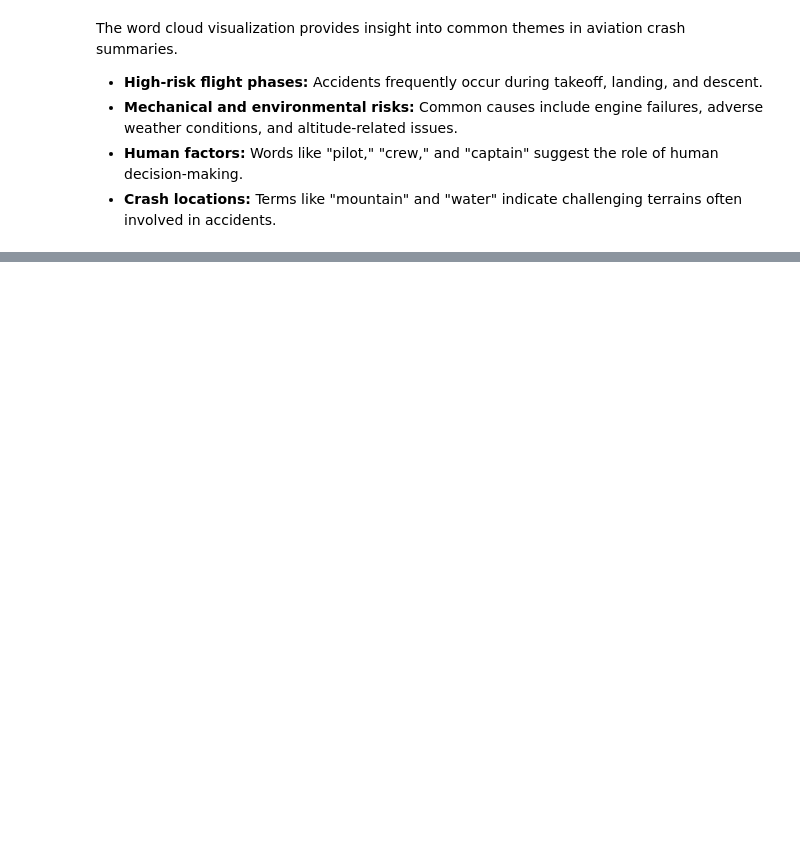
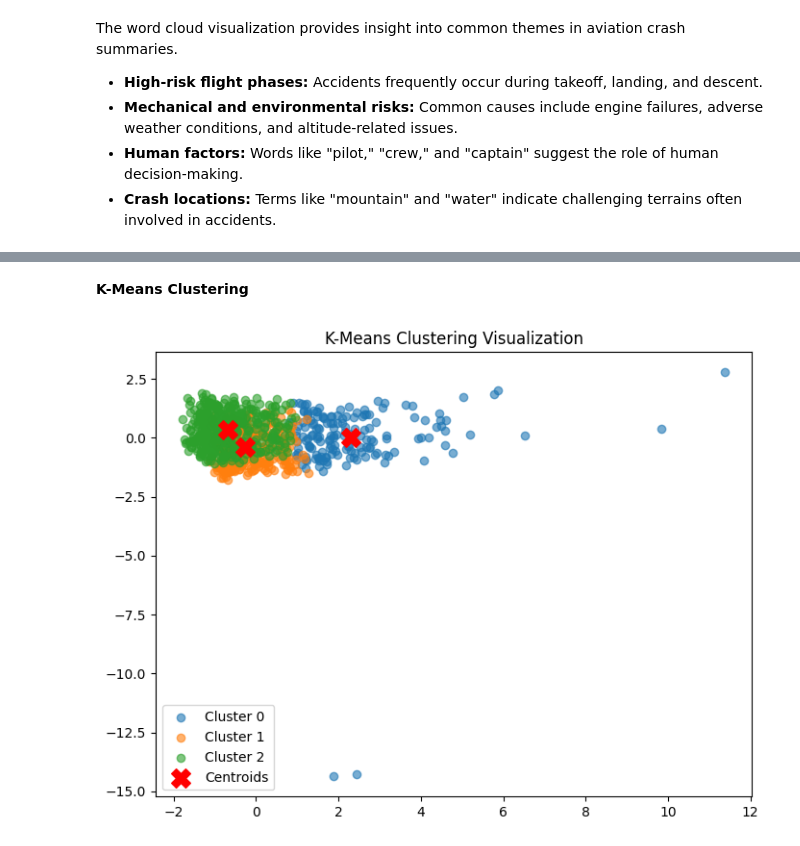
Before and after one commit to Suh716/Airplane-Crash-Data-Analysis-and-EDAs, a Jupyter notebook: airplane_crash_data_analysis.ipynb, the cells around one changed output, grey strips where cells are left out. Cells and saved outputs as stored; diff of their text form; code cells hidden in the pictures; blank space fills up the shorter version.

```diff
--- a/airplane_crash_data_analysis.ipynb
+++ b/airplane_crash_data_analysis.ipynb
@@ -340,0 +477,43 @@ The word cloud visualization provides insight into common themes in aviation cra
+# %% [markdown]
+**K-Means Clustering**
+# %%
+# Drop NaN values
+df_cleaned = df_cleaned.dropna()
+
+# Drop columns with datetime values
+df_cleaned = df_cleaned.select_dtypes(exclude=['datetime', 'object'])
+
+# Ensure only numerical columns are used
+df_cleaned = df_cleaned.apply(pd.to_numeric, errors='coerce').dropna()
+
+# Standardize the dataset
+scaler = StandardScaler()
+df_scaled = scaler.fit_transform(df_cleaned)
+
+#chosen k value
+chosen_k = 3
+
+# Apply K-Means
+kmeans = KMeans(n_clusters=chosen_k, random_state=42, n_init=10)
+df_cleaned['Cluster'] = kmeans.fit_predict(df_scaled)
+
+# Reduce to 2D using PCA
+pca = PCA(n_components=2)
+df_pca = pca.fit_transform(df_scaled)
+
+# Scatter plot of clusters
+plt.figure(figsize=(8, 6))
+for cluster in range(chosen_k):
+    plt.scatter(df_pca[df_cleaned['Cluster'] == cluster, 0],
+                df_pca[df_cleaned['Cluster'] == cluster, 1],
+                label=f'Cluster {cluster}', alpha=0.6)
+
+# Plot centroids
+centroids = pca.transform(kmeans.cluster_centers_)
+plt.scatter(centroids[:, 0], centroids[:, 1], marker='X', s=200, color='red', label="Centroids")
+
+plt.title('K-Means Clustering Visualization')
+plt.legend()
+plt.show()
+# %% [output]
+[figure, added]
```
Also changed, not shown: parts of 27 cells of this notebook.
